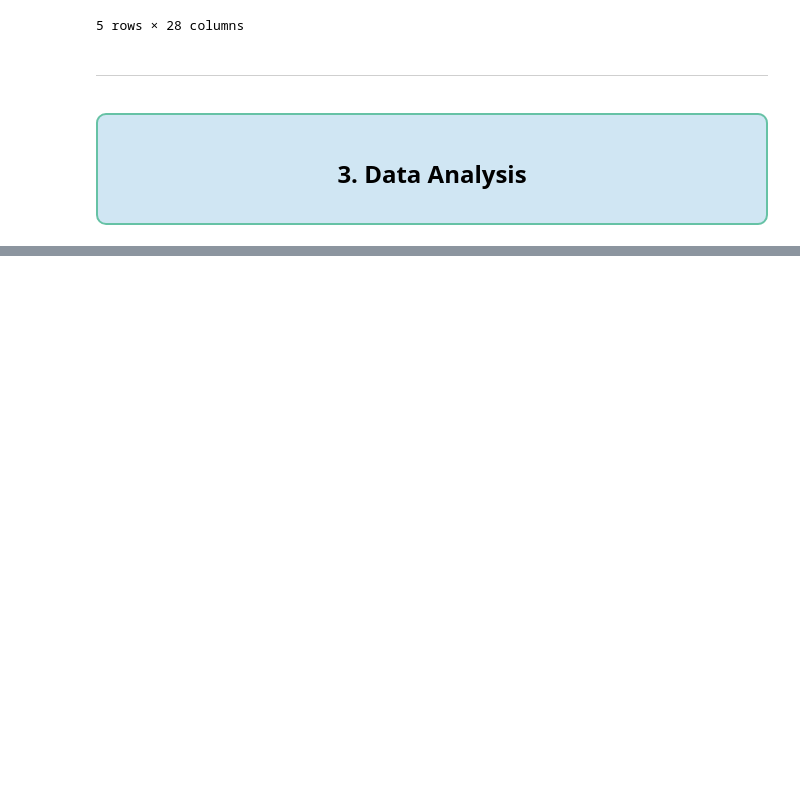
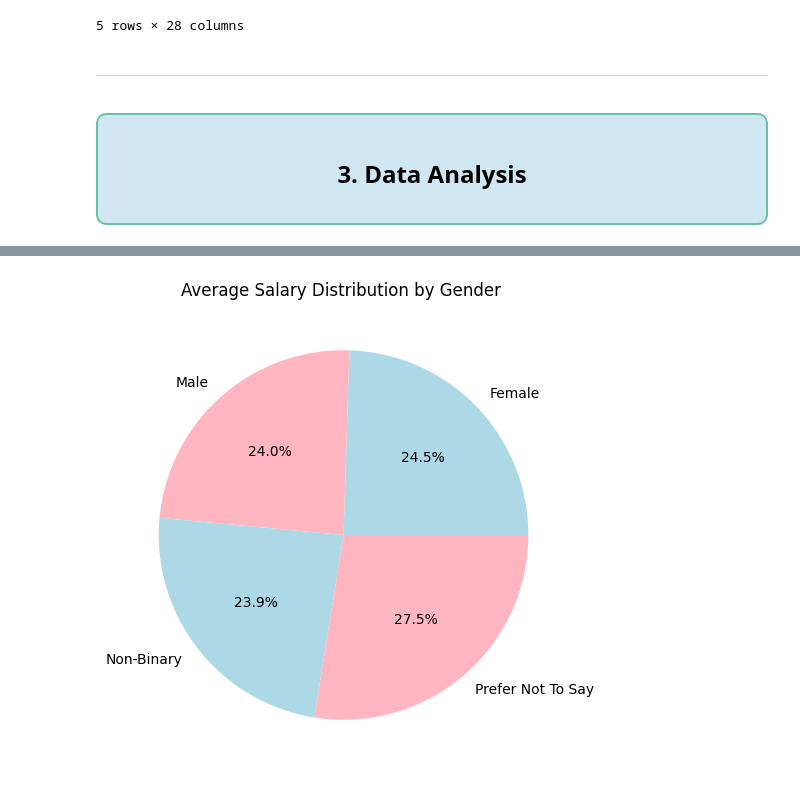
Before and after one commit to misbahkhattak718-pixel/Mentorship-Program--Devsil, a Jupyter notebook: Weekly Mini Projects/week 3/employee_attendance_dataset.ipynb, the cells around one changed output, grey strips where cells are left out. Cells and saved outputs as stored; diff of their text form; code cells hidden in the pictures; blank space fills up the shorter version.

```diff
--- a/Weekly Mini Projects/week 3/employee_attendance_dataset.ipynb
+++ b/Weekly Mini Projects/week 3/employee_attendance_dataset.ipynb
@@ -594,0 +838,8 @@ df.head()
+# %%
+# visualize the average salary based on gender used a pie chart:
+plt.figure(figsize=(8, 6))
+plt.pie(average_salary.values, labels=average_salary.index, autopct='%1.1f%%', colors=['lightblue', 'lightpink'])
+plt.title('Average Salary Distribution by Gender ')
+plt.show()
+# %% [output]
+[figure, added]
```
Also changed, not shown: parts of 57 cells of this notebook, 1 other file.
